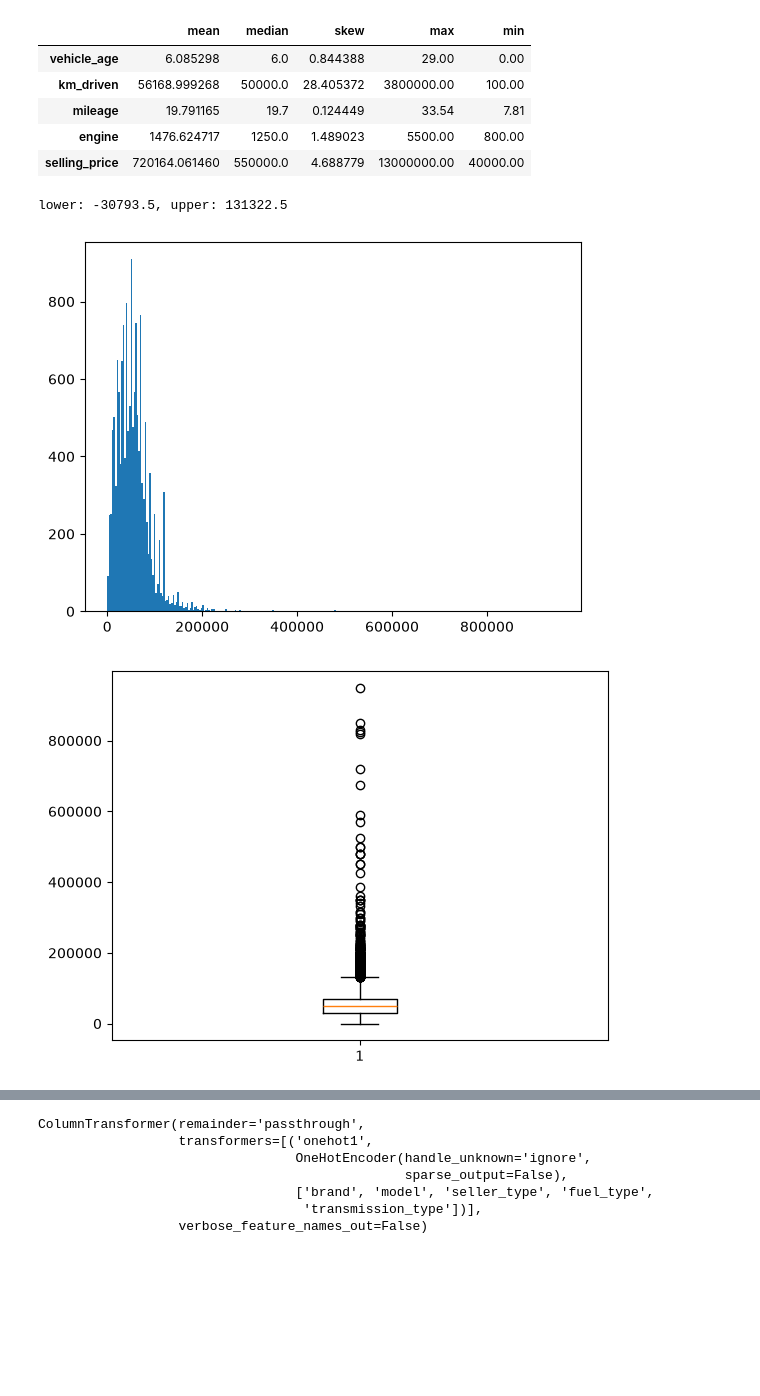
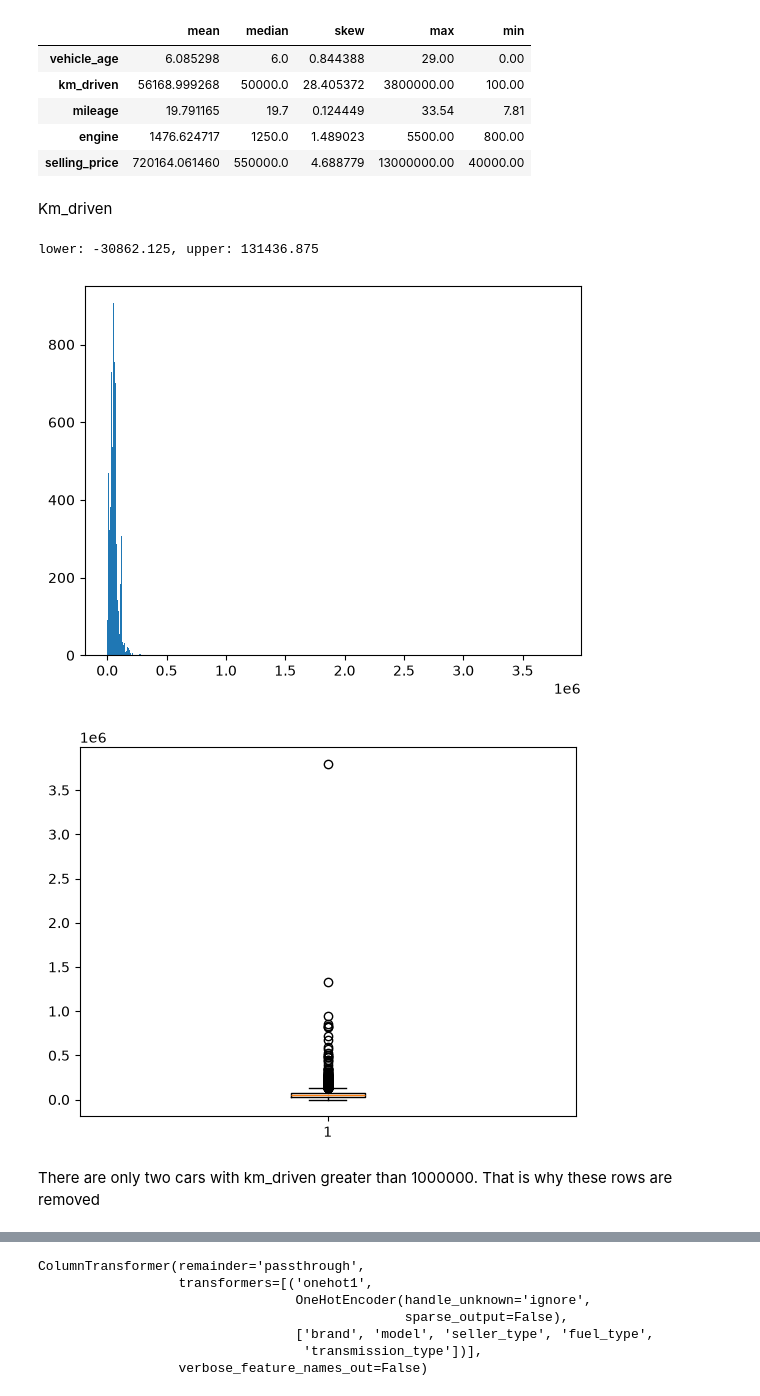
Before and after one commit to HassanUsmani/UsedCarPriceEstimator, a Jupyter notebook: notebook/main.ipynb, the cells around one changed output, grey strips where cells are left out. Drawn from its saved outputs; the diff is of its cells as text; code cells hidden in the pictures; blank space fills up the shorter version.

```diff
--- a/notebook/main.ipynb
+++ b/notebook/main.ipynb
@@ -11,7 +11,7 @@ from sklearn.model_selection import GridSearchCV, cross_val_score
 from sklearn.pipeline import Pipeline
 from sklearn import ensemble
 # %%
-data = pd.read_csv("../Data/carDekhoDataset.csv")
+data = pd.read_csv("../Data/Dataset.csv")
 data.head()
 # %% [output]
 |  | Unnamed: 0 | car_name | brand | model | vehicle_age | km_driven | seller_type | fuel_type | ... |
@@ -43,3 +45,7 @@ Data columns (total 12 columns):
 dtypes: float64(1), int64(5), str(6)
 memory usage: 1.4 MB
 None
+# %%
+## Checking duplicated rows
+check = data.duplicated()
+check.sum()
@@ -59,3 +118,7 @@ dtype: float64
+# %%
+rows = data.loc[data['fuel_type'] == 'Electric']
+rows_index = rows.index
+data.drop(rows_index, axis = 0, inplace = True)
 # %%
 data['engine'].value_counts()
 with pd.option_context('display.max_rows', None, 'display.max_columns', None):
@@ -343,28 +381,27 @@ stat
 | mileage | 19.791165 | 19.7 | 0.124449 | 33.54 | 7.81 |
 | engine | 1476.624717 | 1250.0 | 1.489023 | 5500.00 | 800.00 |
 | selling_price | 720164.061460 | 550000.0 | 4.688779 | 13000000.00 | 40000.00 |
+# %% [markdown]
+Km_driven
 # %%
-## km_driven
-ind = data[data['km_driven'] > 1000000].index
-data.drop(ind, axis = 0, inplace = True)
 
 def IQRR(x):
     Q1 = data[x].quantile(0.25)
     Q3 = data[x].quantile(0.75)
     IQR = Q3 - Q1
     Lo = Q1 - 1.5 * IQR
     Up = Q3 + 1.5 * IQR
     check = data.loc[(data[x] < Lo )| (data[x] > Up)]
     return Lo, Up, check
 lower, upper, rows = IQRR('km_driven')
 print(f"lower: {lower}, upper: {upper}")
 # check = data[data['km_driven'] > 400000]
 # check
 plt.hist(data['km_driven'], bins='fd')
 plt.show()
 plt.boxplot(data['km_driven'])
 plt.show()
 # %% [output]
-lower: -30793.5, upper: 131322.5
+lower: -30862.125, upper: 131436.875
-[figure, old version]
+[figure, new version]
-[figure, old version]
+[figure, new version]
@@ -371,3 +412,5 @@ lower: -30793.5, upper: 131322.5
+# %% [markdown]
+There are only two cars with km_driven greater than 1000000. That is why these rows are removed
 # %%
 ## mileage
 Lower, upper, check = IQRR('mileage')
```
Also changed, not shown: parts of 52 cells of this notebook, 9 other files.
